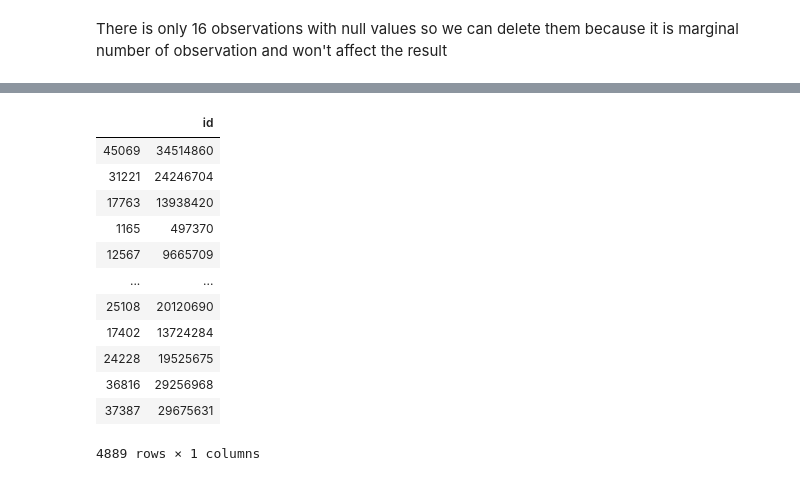
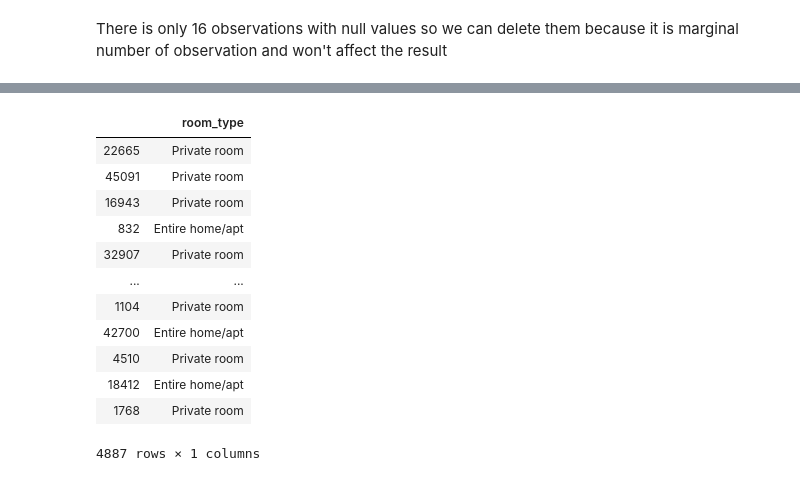
Before and after one commit to pawelmotek/Smart-pricing-airbnb-project, a Jupyter notebook: Project_airbnb_NY.ipynb, the cells around one changed output, grey strips where cells are left out. Drawn from its saved outputs; the diff is of its cells as text; code cells hidden in the pictures.

```diff
--- a/Project_airbnb_NY.ipynb
+++ b/Project_airbnb_NY.ipynb
@@ -162,3 +160,6 @@ availability_365                   0
 dtype: int64
 # %% [markdown]
 There is only 16 observations with null values so we can delete them because it is marginal number of observation and won't affect the result
+# %%
+data.dropna(inplace=True)
+data.shape
@@ -181,19 +193,19 @@ class DataFrameSelector(BaseEstimator, TransformerMixin):
 # %%
 # Let's test Data Frame Selector
 # %%
-pipeline_test = Pipeline([("select_cat", DataFrameSelector(['id']))])
+pipeline_test = Pipeline([("select_cat", DataFrameSelector(['room_type']))])
 pipeline_test.fit_transform(X_train)
 # %% [output]
-|  | id |
-| 45069 | 34514860 |
-| 31221 | 24246704 |
-| 17763 | 13938420 |
-| 1165 | 497370 |
-| 12567 | 9665709 |
+|  | room_type |
+| 22665 | Private room |
+| 45091 | Private room |
+| 16943 | Private room |
+| 832 | Entire home/apt |
+| 32907 | Private room |
 | ... | ... |
-| 25108 | 20120690 |
-| 17402 | 13724284 |
-| 24228 | 19525675 |
-| 36816 | 29256968 |
-| 37387 | 29675631 |
+| 1104 | Private room |
+| 42700 | Entire home/apt |
+| 4510 | Private room |
+| 18412 | Entire home/apt |
+| 1768 | Private room |
-4889 rows × 1 columns
+4887 rows × 1 columns
```
Also changed, not shown: parts of 5 cells of this notebook.
